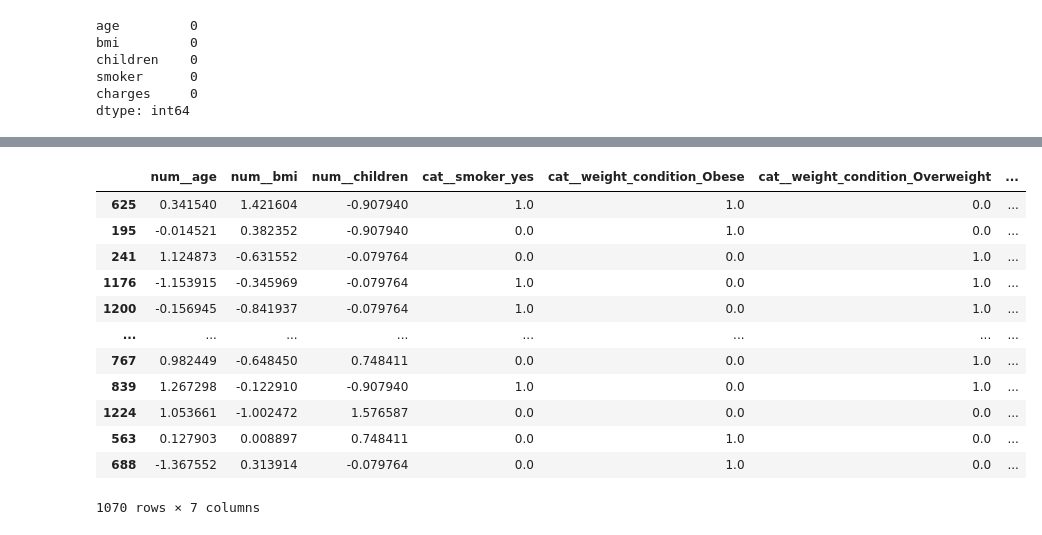
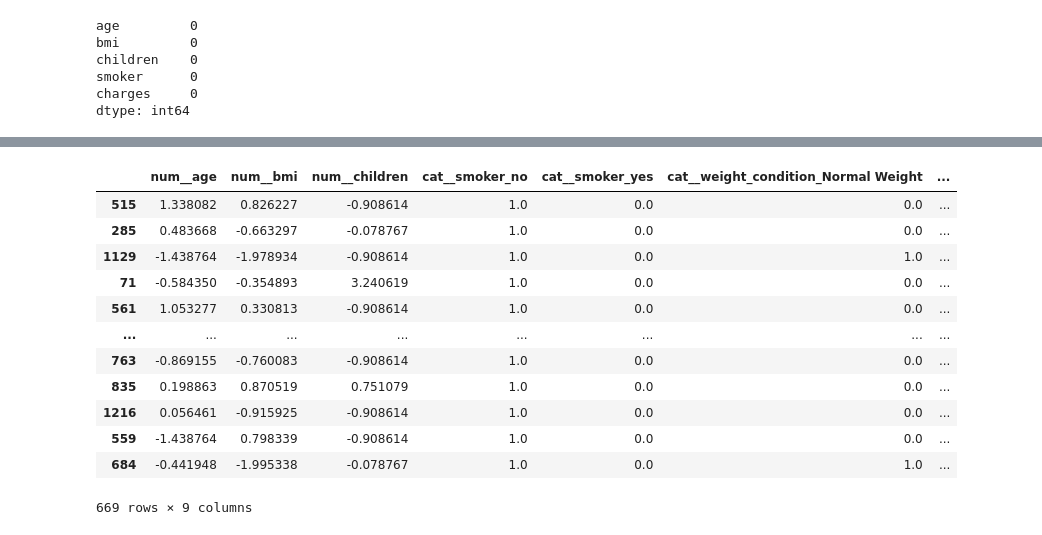
Before and after one commit to LucasBiason/IA-Studies, a Jupyter notebook: POS FIAP IA para Devs/TECH CHALLENGER - RASCUNHO/analise/rascunho.ipynb, the cells around one changed output, grey strips where cells are left out. Cells and saved outputs as stored; diff of their text form; code cells hidden in the pictures.

```diff
--- a/POS FIAP IA para Devs/TECH CHALLENGER - RASCUNHO/analise/rascunho.ipynb
+++ b/POS FIAP IA para Devs/TECH CHALLENGER - RASCUNHO/analise/rascunho.ipynb
@@ -95,6 +95,4 @@ dtype: int64
 # %%
 numeric_columns = [ 'age', 'bmi', 'children']
 for numeric_collumn in numeric_columns:
-    plot_outliners(data , numeric_collumn)
-    data = remove_outliers(data, numeric_collumn)
-    plot_outliners(data , numeric_collumn)
+    pass #remove_outliers(data, numeric_collumn)
@@ -170,16 +128,14 @@ data["weight_condition"].hist()
 numeric_columns = [ 'age', 'bmi', 'children'] # Colunas numéricas
 categorical_columns = [ 'smoker', 'weight_condition']
 
-num_pipeline = Pipeline([
-    ('std_scaler', StandardScaler()), # padronizando as escalas dos dados
-])
 
-full_pipeline = ColumnTransformer([
-    ("num", num_pipeline, numeric_columns), #tratando as variáveis numéricas (chamando a pipeline de cima)
-    ("cat", OneHotEncoder(drop='first'), categorical_columns), # tratando as variáveis categóricas
-])
+preprocessor = ColumnTransformer(
+    transformers=[
+        ('num', StandardScaler(), numeric_columns), # numeric features
+        ('cat', OneHotEncoder(), categorical_columns) # categorical features
+    ])
 
-base_transformed = full_pipeline.fit_transform(data)
-base_transformed_df = pd.DataFrame(base_transformed, columns=full_pipeline.get_feature_names_out())
-base_transformed_df
+
+base_transformed = preprocessor.fit_transform(data)
+base_transformed
 # %% [output]
@@ -220,0 +155,5 @@ dtype: int64
+# %%
+
+base_transformed_df = pd.DataFrame(base_transformed, columns=preprocessor.get_feature_names_out())
+data = pd.concat([data['charges'], base_transformed_df], axis=1)
+data.head()
@@ -240,20 +188,20 @@ Name: charges, dtype: float64
 # %%
 X = data.drop(['charges'], axis=1)
 y = data['charges']
-X_train, X_test, y_train, y_test = train_test_split(X, y, test_size=0.2, random_state=0)
+X_train, X_test, y_train, y_test = train_test_split(X, y, test_size=0.5, random_state=0)
 X_train
 # %% [output]
-|  | num__age | num__bmi | num__children | cat__smoker_yes | cat__weight_condition_Obese | cat__weight_condition_Overweight | ... |
-| 625 | 0.341540 | 1.421604 | -0.907940 | 1.0 | 1.0 | 0.0 | ... |
-| 195 | -0.014521 | 0.382352 | -0.907940 | 0.0 | 1.0 | 0.0 | ... |
-| 241 | 1.124873 | -0.631552 | -0.079764 | 0.0 | 0.0 | 1.0 | ... |
-| 1176 | -1.153915 | -0.345969 | -0.079764 | 1.0 | 0.0 | 1.0 | ... |
-| 1200 | -0.156945 | -0.841937 | -0.079764 | 1.0 | 0.0 | 1.0 | ... |
+|  | num__age | num__bmi | num__children | cat__smoker_no | cat__smoker_yes | cat__weight_condition_Normal Weight | ... |
+| 515 | 1.338082 | 0.826227 | -0.908614 | 1.0 | 0.0 | 0.0 | ... |
+| 285 | 0.483668 | -0.663297 | -0.078767 | 1.0 | 0.0 | 0.0 | ... |
+| 1129 | -1.438764 | -1.978934 | -0.908614 | 1.0 | 0.0 | 1.0 | ... |
+| 71 | -0.584350 | -0.354893 | 3.240619 | 1.0 | 0.0 | 0.0 | ... |
+| 561 | 1.053277 | 0.330813 | -0.908614 | 1.0 | 0.0 | 0.0 | ... |
 | ... | ... | ... | ... | ... | ... | ... | ... |
-| 767 | 0.982449 | -0.648450 | 0.748411 | 0.0 | 0.0 | 1.0 | ... |
-| 839 | 1.267298 | -0.122910 | -0.907940 | 1.0 | 0.0 | 1.0 | ... |
-| 1224 | 1.053661 | -1.002472 | 1.576587 | 0.0 | 0.0 | 0.0 | ... |
-| 563 | 0.127903 | 0.008897 | 0.748411 | 0.0 | 1.0 | 0.0 | ... |
-| 688 | -1.367552 | 0.313914 | -0.079764 | 0.0 | 1.0 | 0.0 | ... |
+| 763 | -0.869155 | -0.760083 | -0.908614 | 1.0 | 0.0 | 0.0 | ... |
+| 835 | 0.198863 | 0.870519 | 0.751079 | 1.0 | 0.0 | 0.0 | ... |
+| 1216 | 0.056461 | -0.915925 | -0.908614 | 1.0 | 0.0 | 0.0 | ... |
+| 559 | -1.438764 | 0.798339 | -0.908614 | 1.0 | 0.0 | 0.0 | ... |
+| 684 | -0.441948 | -1.995338 | -0.078767 | 1.0 | 0.0 | 1.0 | ... |
-1070 rows × 7 columns
+669 rows × 9 columns
 # %%
```
Also changed, not shown: parts of 10 cells of this notebook, 3 other files.
